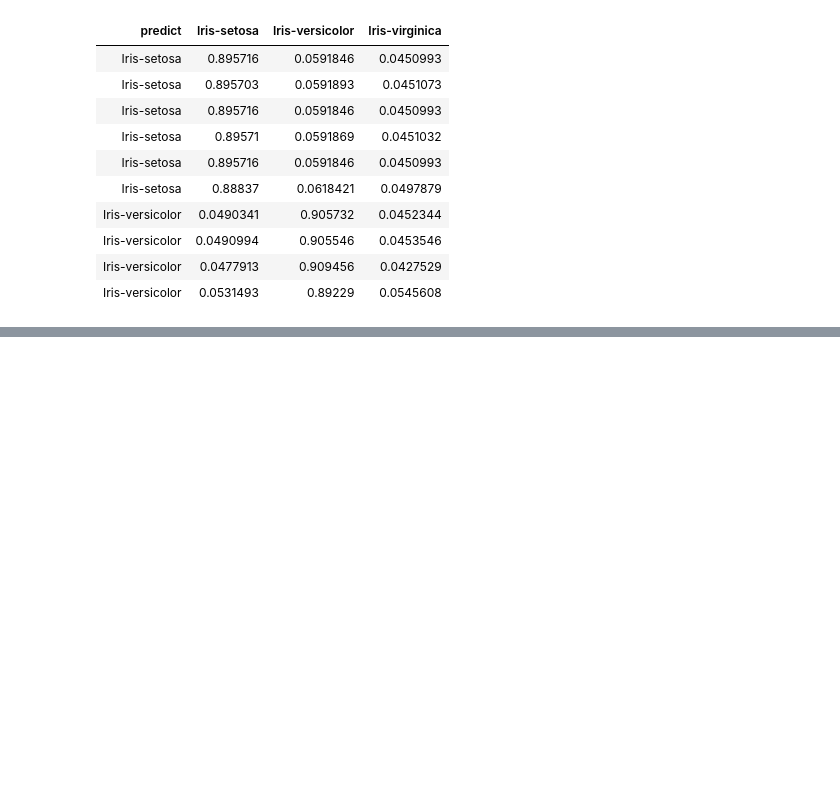
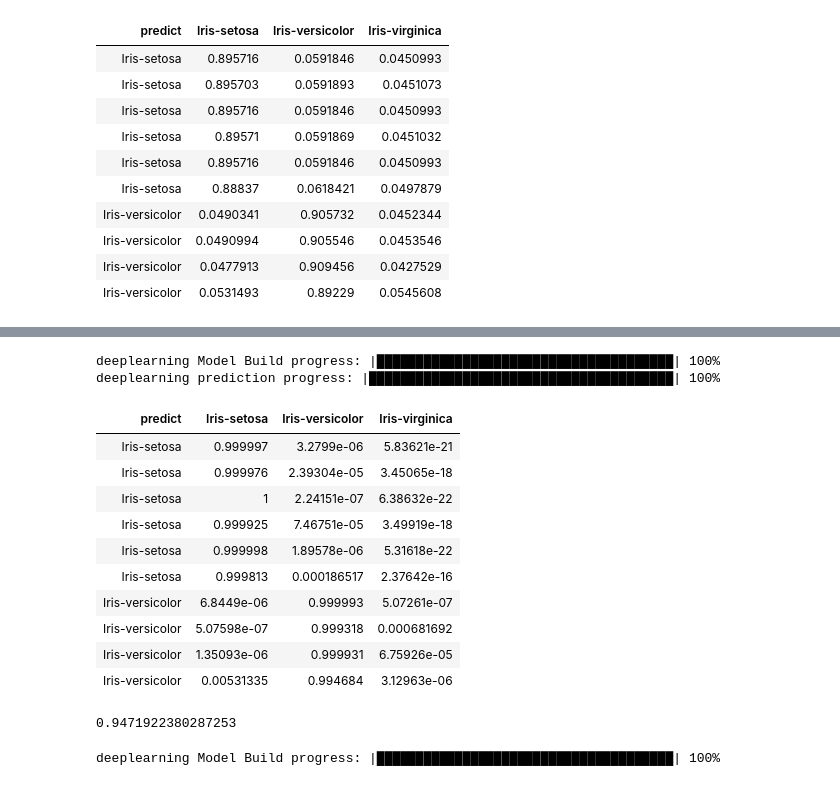
Before and after one commit to tanviredu/h20, a Jupyter notebook: python/Iris_h20.ipynb, the cells around one changed output, grey strips where cells are left out. Drawn from its saved outputs; the diff is of its cells as text; code cells hidden in the pictures; blank space fills up the shorter version.

```diff
--- a/python/Iris_h20.ipynb
+++ b/python/Iris_h20.ipynb
@@ -1492,0 +1507,22 @@ pred
+# %%
+from h2o.estimators import deeplearning
+m = h2o.estimators.deeplearning.H2ODeepLearningEstimator()
+m.train(x, y, train_h)
+p = m.predict(test_h)
+# %% [output]
+deeplearning Model Build progress: |██████████████████████████████████████| 100%
+deeplearning prediction progress: |███████████████████████████████████████| 100%
+# %%
+p
+# %% [output]
+| predict | Iris-setosa | Iris-versicolor | Iris-virginica |
+| Iris-setosa | 0.999997 | 3.2799e-06 | 5.83621e-21 |
+| Iris-setosa | 0.999976 | 2.39304e-05 | 3.45065e-18 |
+| Iris-setosa | 1 | 2.24151e-07 | 6.38632e-22 |
+| Iris-setosa | 0.999925 | 7.46751e-05 | 3.49919e-18 |
+| Iris-setosa | 0.999998 | 1.89578e-06 | 5.31618e-22 |
+| Iris-setosa | 0.999813 | 0.000186517 | 2.37642e-16 |
+| Iris-versicolor | 6.8449e-06 | 0.999993 | 5.07261e-07 |
+| Iris-versicolor | 5.07598e-07 | 0.999318 | 0.000681692 |
+| Iris-versicolor | 1.35093e-06 | 0.999931 | 6.75926e-05 |
+| Iris-versicolor | 0.00531335 | 0.994684 | 3.12963e-06 |
@@ -1492,0 +1533,4 @@ pred
+# %%
+r2
+# %% [output]
+0.9471922380287253
@@ -1492,0 +1548,8 @@ pred
+# %%
+model.train(
+x=x,
+y=y,
+training_frame=train_h,
+validation_frame=test_h)
+# %% [output]
+deeplearning Model Build progress: |██████████████████████████████████████| 100%
```
Also changed, not shown: parts of 10 cells of this notebook, 3 other files.
